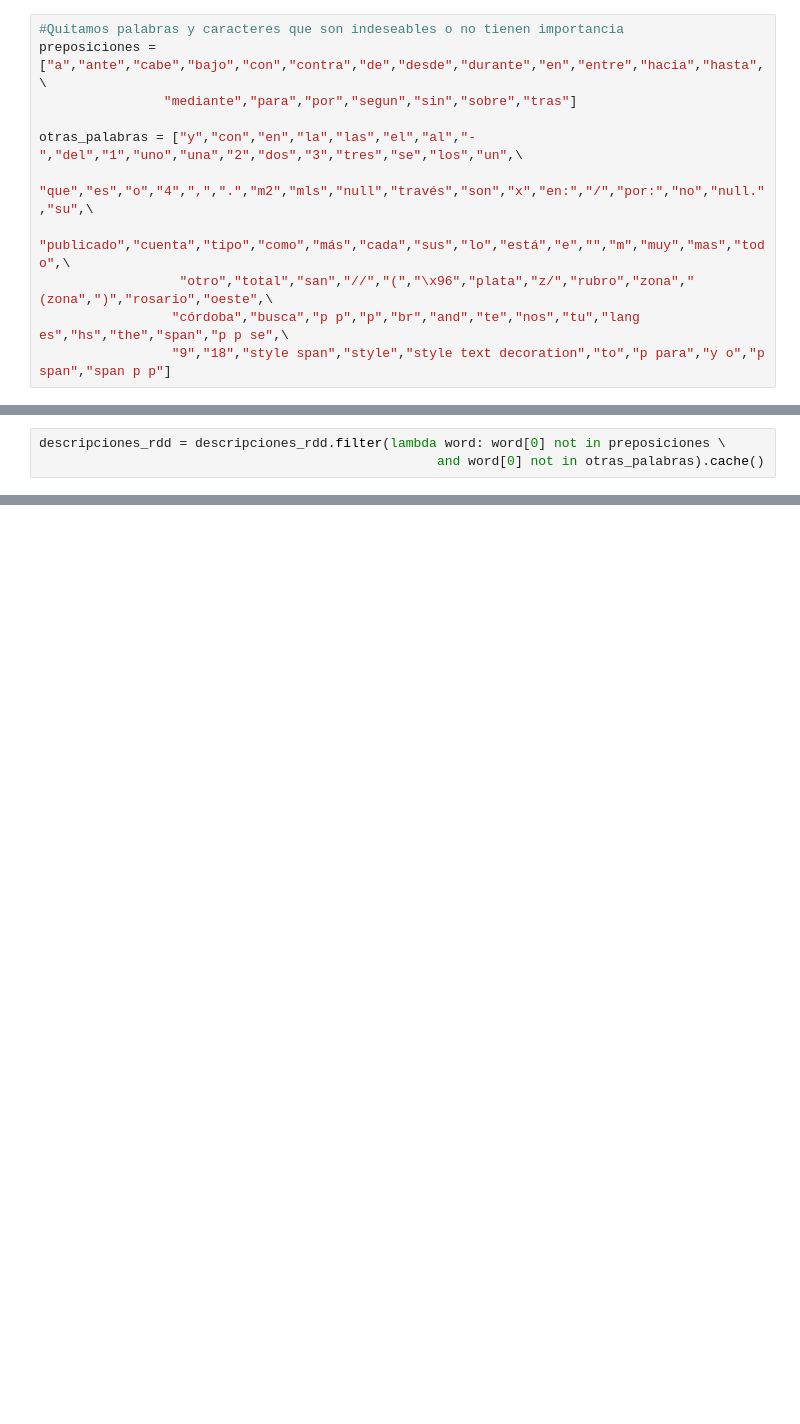
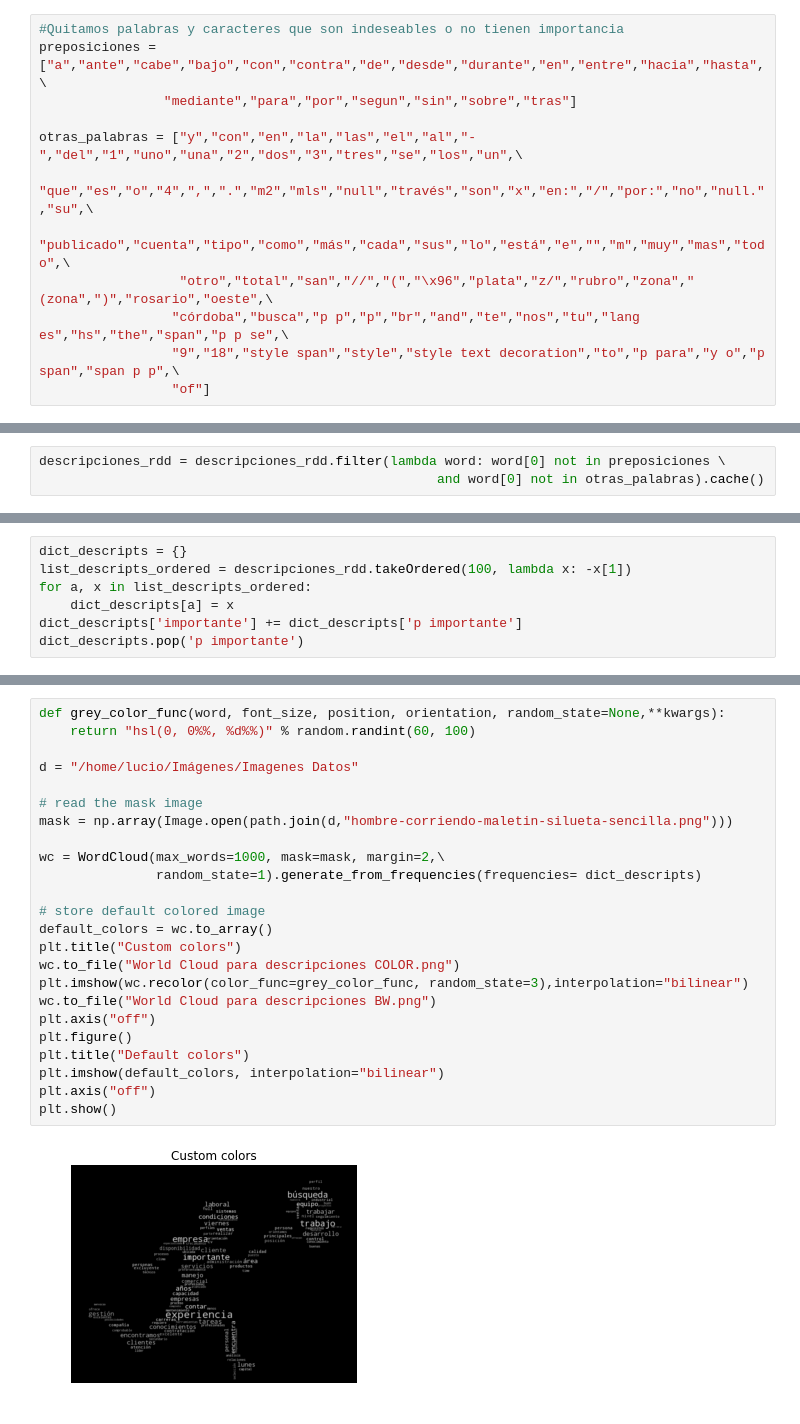
Before and after one commit to lucioll/NaventDatosTP, a Jupyter notebook: Pyspark/Pyspark para avisos_detalles.ipynb, the cells around one changed output, grey strips where cells are left out. Drawn from its saved outputs; the diff is of its cells as text; blank space fills up the shorter version.

```diff
--- a/Pyspark/Pyspark para avisos_detalles.ipynb
+++ b/Pyspark/Pyspark para avisos_detalles.ipynb
@@ -92,7 +93,8 @@ otras_palabras = ["y","con","en","la","las","el","al","-","del","1","uno","una",
                   "publicado","cuenta","tipo","como","más","cada","sus","lo","está","e","","m","muy","mas","todo",\
                   "otro","total","san","//","(","\x96","plata","z/","rubro","zona","(zona",")","rosario","oeste",\
                  "córdoba","busca","p p","p","br","and","te","nos","tu","lang es","hs","the","span","p p se",\
-                 "9","18","style span","style","style text decoration","to","p para","y o","p span","span p p"]
+                 "9","18","style span","style","style text decoration","to","p para","y o","p span","span p p",\
+                 "of"]
 # %%
 titulos_rdd = titulos_rdd.filter(lambda word: word[0] not in preposiciones \
                                                    and word[0] not in otras_palabras).cache()
@@ -185,0 +188,7 @@ descripciones_rdd.sortBy(ascending=False,keyfunc=lambda x:x[1]).take(100)
+# %%
+dict_descripts = {}
+list_descripts_ordered = descripciones_rdd.takeOrdered(100, lambda x: -x[1])
+for a, x in list_descripts_ordered:
+    dict_descripts[a] = x
+dict_descripts['importante'] += dict_descripts['p importante']
+dict_descripts.pop('p importante')
@@ -185,0 +197,26 @@ descripciones_rdd.sortBy(ascending=False,keyfunc=lambda x:x[1]).take(100)
+# %%
+def grey_color_func(word, font_size, position, orientation, random_state=None,**kwargs):
+    return "hsl(0, 0%%, %d%%)" % random.randint(60, 100)
+
+d = "/home/lucio/Imágenes/Imagenes Datos"
+
+# read the mask image
+mask = np.array(Image.open(path.join(d,"hombre-corriendo-maletin-silueta-sencilla.png")))
+
+wc = WordCloud(max_words=1000, mask=mask, margin=2,\
+               random_state=1).generate_from_frequencies(frequencies= dict_descripts)
+
+# store default colored image
+default_colors = wc.to_array()
+plt.title("Custom colors")
+wc.to_file("World Cloud para descripciones COLOR.png")
+plt.imshow(wc.recolor(color_func=grey_color_func, random_state=3),interpolation="bilinear")
+wc.to_file("World Cloud para descripciones BW.png")
+plt.axis("off")
+plt.figure()
+plt.title("Default colors")
+plt.imshow(default_colors, interpolation="bilinear")
+plt.axis("off")
+plt.show()
+# %% [output]
+[figure, added]
```
Also changed, not shown: parts of 4 cells of this notebook, 13 other files.
